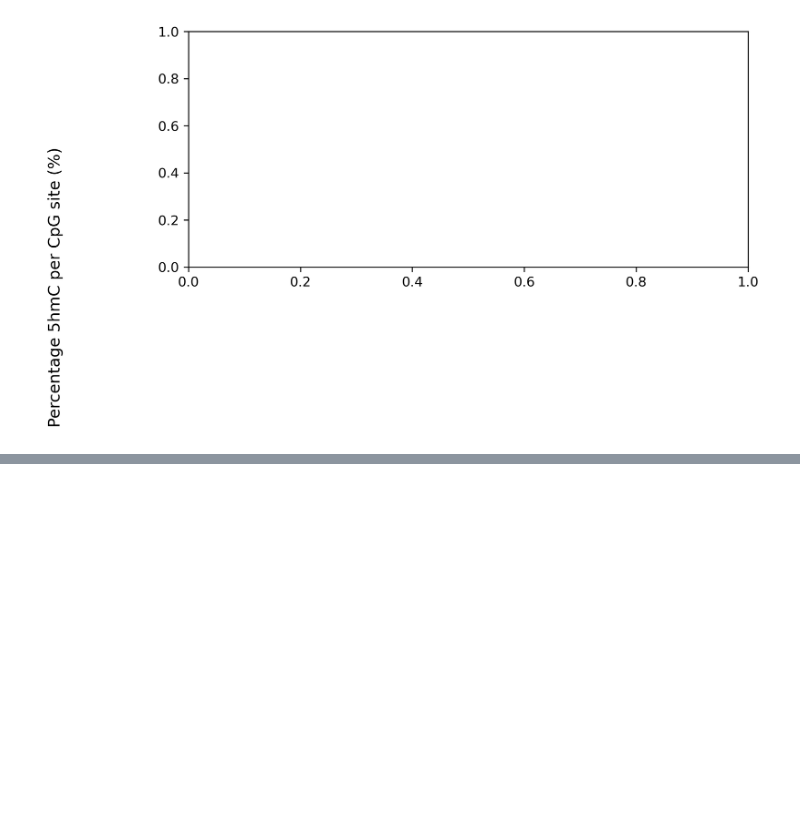
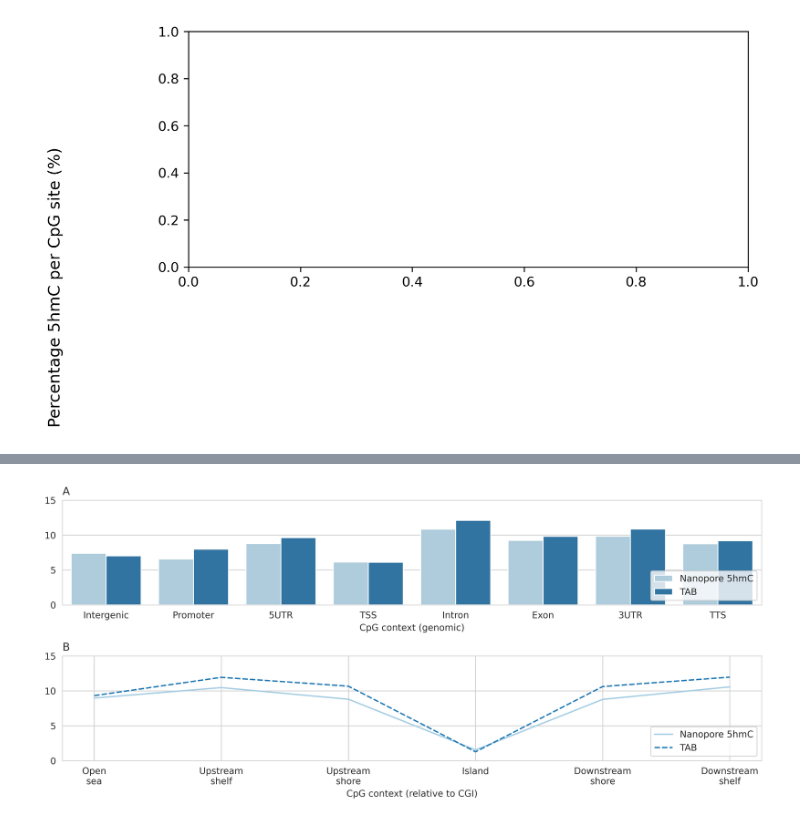
Before and after one commit to DominicOH/Analysis-of-nanopore-epigenetic-sequencing, a Jupyter notebook: Figures.ipynb, the cells around one changed output, grey strips where cells are left out. Saved outputs shown, nothing was run; the diff lists cells and outputs as text; code cells hidden in the pictures; blank space fills up the shorter version.

```diff
--- a/Figures.ipynb
+++ b/Figures.ipynb
@@ -441,6 +434,9 @@ for lim in np.arange(-4, 4):
 # %% [output]
 NameError: name 'log2_mean_df' is not defined
 [figure]
+# %%
+featureLinePlot_df = featureLinePlotMain()
+cgiLinePlot_df = cgiLinePlotMain()
 # %%
 fig3 = plt.figure(dpi=300, figsize=(15, 7))
 gs3 = GridSpec(1, 2, fig3)
@@ -552,0 +538,30 @@ fig.tight_layout()
+# %%
+fig = plt.figure(figsize=((29.1)/2.54, (12.9)/2.54), dpi=600, facecolor="None")
+gs = GridSpec(2, 1, fig)
+
+sns.set_palette("Paired")
+
+ax32 = fig.add_subplot(gs[0, :])
+
+sns.barplot(featureLinePlot_df, x="feature_type", y="percentMeth", hue="method", errorbar=None, ax=ax32)
+ax32.set_xlabel("CpG context (genomic)")
+ax32.set_ylabel(None)
+ax32.set_ylim((0, 15))
+ax32.set_title("A", loc="left")
+sns.move_legend(ax32, "lower right", title=None)
+
+ax33 = fig.add_subplot(gs[1, :])
+
+sns.lineplot(cgiLinePlot_df, x="feature_type", y="percentMeth", hue="method", style="method", errorbar=None, ax=ax33)
+ax33.set_xlabel("CpG context (relative to CGI)")
+ax33.set_ylabel(None)
+ax33.set_ylim((0, 15))
+ax33.set_title("B", loc="left")
+# ax33.tick_params("x", rotation=10, zorder=10)
+ax33.set_xticklabels(["Open\nsea", "Upstream\nshelf", "Upstream\nshore",
+                      "Island", "Downstream\nshore", "Downstream\nshelf"])
+sns.move_legend(ax33, "lower right", title=None)
+
+fig.tight_layout()
+# %% [output]
+[figure, added]
```
Also changed, not shown: parts of 11 cells of this notebook.
